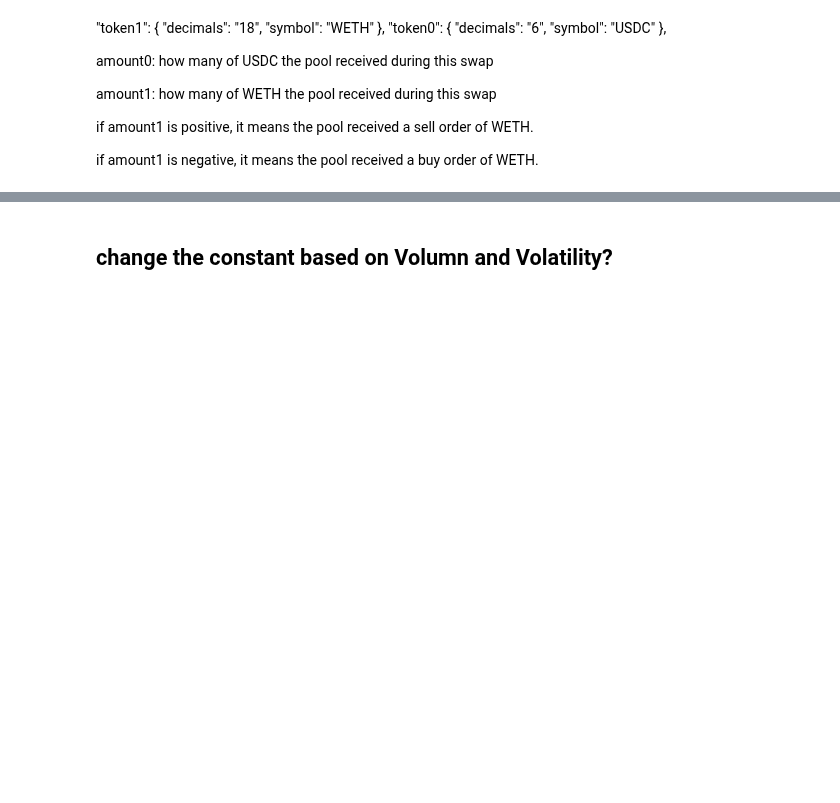
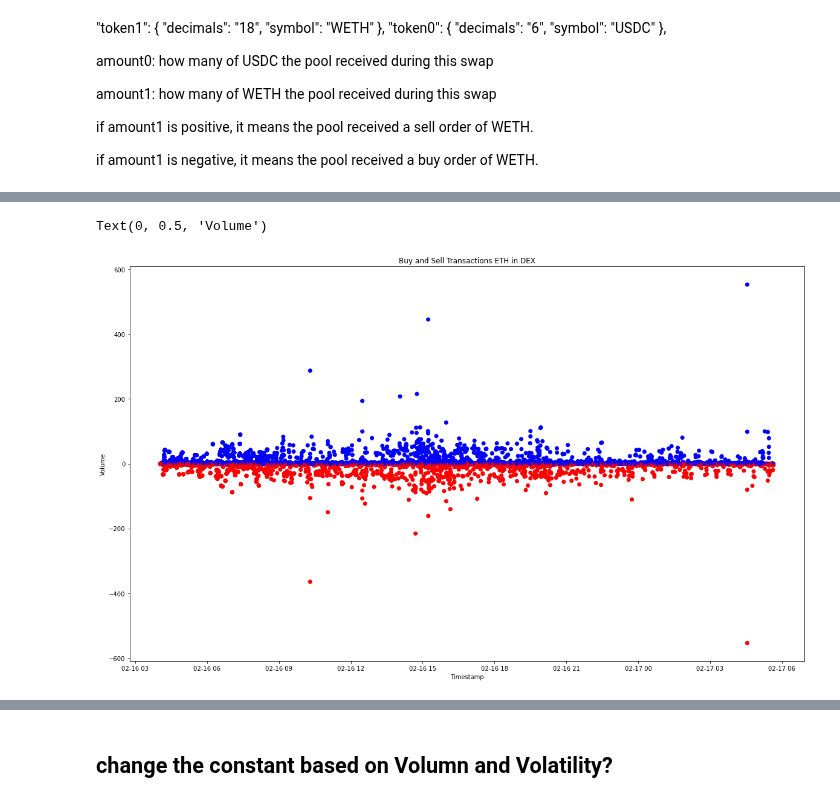
Before and after one commit to Armand-Morin/afp-berkeley-dynamic-fee-defi-amm, a Jupyter notebook: dynamic_fees_model.ipynb, the cells around one changed output, grey strips where cells are left out. Drawn from its saved outputs; the diff is of its cells as text; code cells hidden in the pictures; blank space fills up the shorter version.

```diff
--- a/dynamic_fees_model.ipynb
+++ b/dynamic_fees_model.ipynb
@@ -40,12 +48,10 @@ def fetch_uniswap_swaps(pool_address, total_nb_swaps, limit=1000):
         token1 {
           decimals
           symbol
-          volume
         }
         token0 {
           decimals
           symbol
-          volume
         }
         transaction {
           gasUsed
@@ -88,9 +94,6 @@ def fetch_uniswap_swaps(pool_address, total_nb_swaps, limit=1000):
     df['decimal0'] = df['token0'].apply(lambda x: x['decimals']).astype('int')
     df['decimal1'] = df['token1'].apply(lambda x: x['decimals']).astype('int')
 
-    df['volume0'] = df['token0'].apply(lambda x: x['volume']).astype('float')
-    df['volume1'] = df['token1'].apply(lambda x: x['volume']).astype('float')
-
     df['tick']  = df['tick'].astype('int')
     df['price'] = df.apply(lambda row: tick_to_price(row['tick'], row['decimal0'], row['decimal1']), axis=1)
 
@@ -103,7 +106,6 @@ def fetch_uniswap_swaps(pool_address, total_nb_swaps, limit=1000):
     df = df.set_index('time')
 
     path = df.iloc[0].symbol1 + '_' + df.iloc[0].symbol0 + '_pool_swap-' + str(df.index[0].date()) + '_' + str(df.index[-1].date()) + '.pkl'
-    df.to_pickle(path)
 
     return df
 # %%
@@ -177,3 +160,7 @@ amount1: how many of WETH the pool received during this swap
 if amount1 is positive, it means the pool received a sell order of WETH.
 
 if amount1 is negative, it means the pool received a buy order of WETH.
+# %%
+df['tcost_usd'] = df['tcost_usd'] + df['amountUSD'] * 0.05/100
+# %%
+df = df.drop_duplicates()
@@ -190,0 +194,13 @@ df_reversed.head()
+# %%
+# Assign colors based on buy/sell
+colors = np.where(df['amount1'] > 0, 'blue', 'red')
+
+# Plot scatter plot
+plt.figure(figsize=(20,12))
+plt.scatter(df.index, df['amount1'], c=colors)
+plt.title('Buy and Sell Transactions ETH in DEX')
+plt.xlabel('Timestamp')
+plt.ylabel('Volume')
+# %% [output]
+Text(0, 0.5, 'Volume')
+[figure, added]
```
Also changed, not shown: parts of 28 cells of this notebook, 5 other files.
